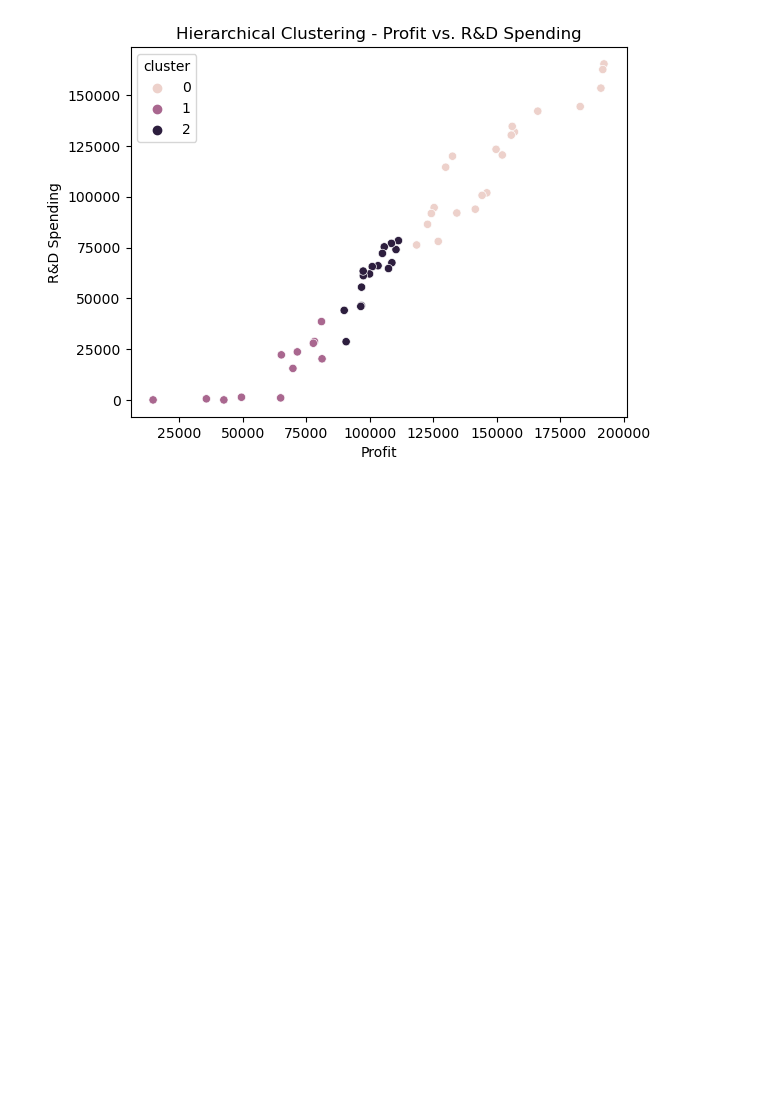
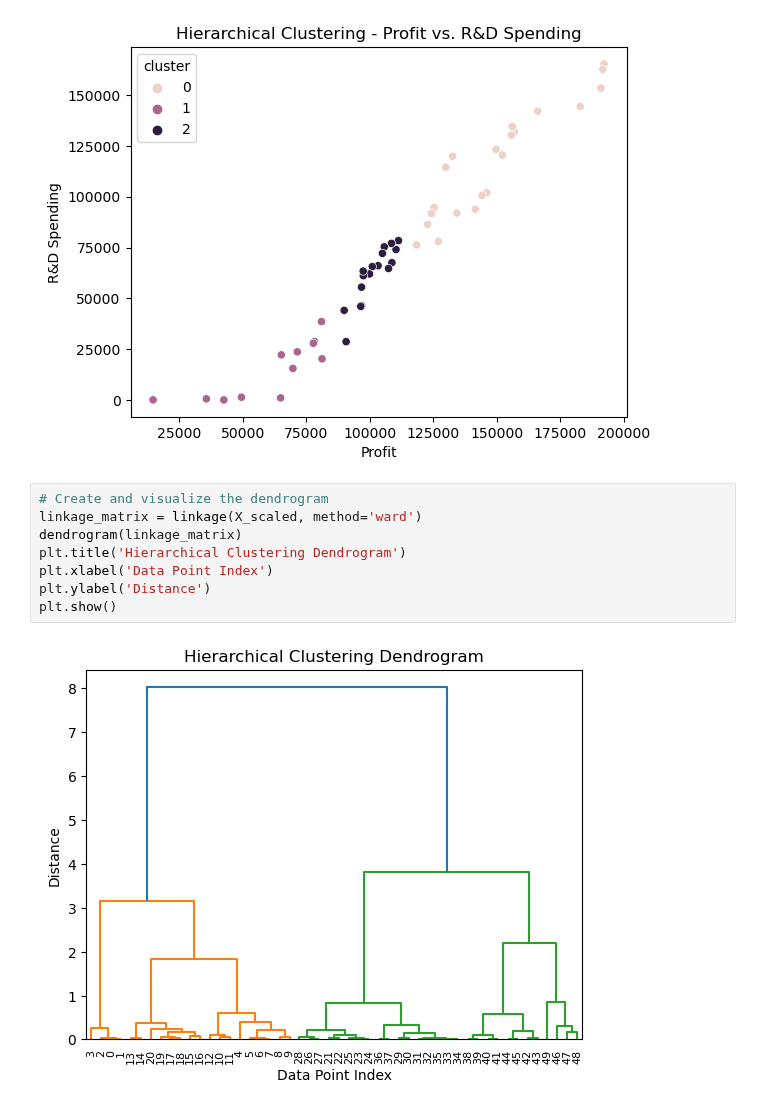
Before and after one commit to shauryasxn/ML-Practice, a Jupyter notebook: Hierarchical/Startups/50startups.ipynb, the cells around one changed output. Drawn from its saved outputs; the diff is of its cells as text; blank space fills up the shorter version.

```diff
--- a/Hierarchical/Startups/50startups.ipynb
+++ b/Hierarchical/Startups/50startups.ipynb
@@ -33,3 +34,13 @@ plt.ylabel('R&D Spending')
 plt.show()
 # %% [output]
 [figure]
+# %%
+# Create and visualize the dendrogram
+linkage_matrix = linkage(X_scaled, method='ward')
+dendrogram(linkage_matrix)
+plt.title('Hierarchical Clustering Dendrogram')
+plt.xlabel('Data Point Index')
+plt.ylabel('Distance')
+plt.show()
+# %% [output]
+[figure, added]
```
Also changed, not shown: parts of 1 cell of this notebook, 3 other files.
